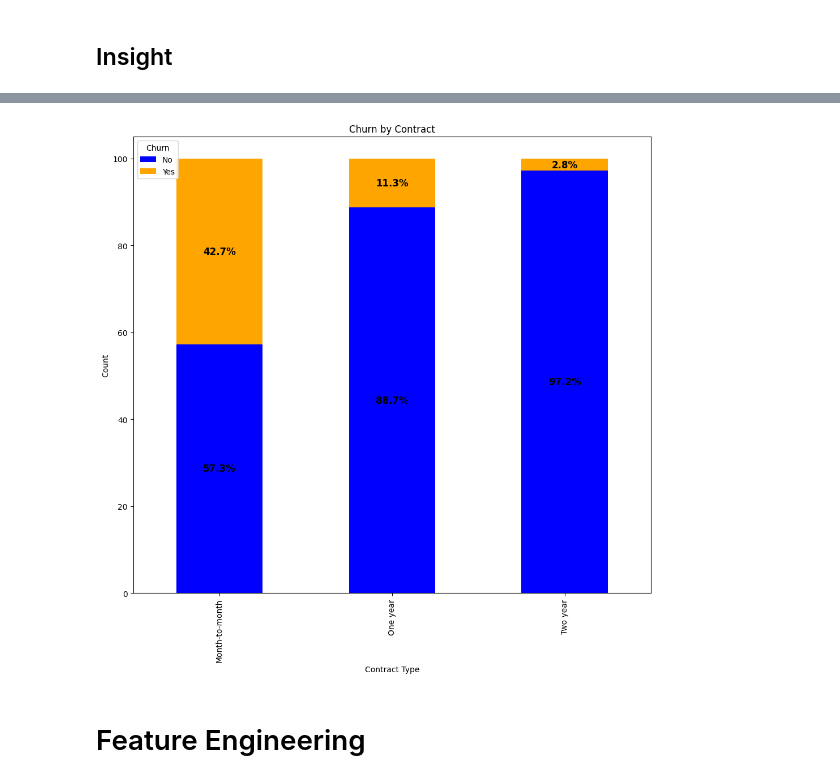
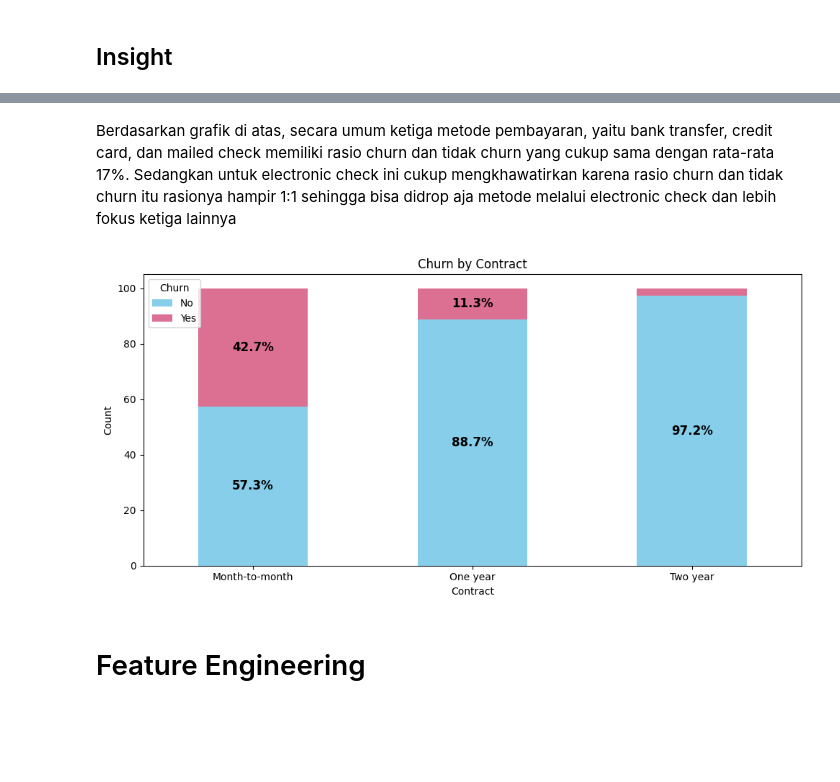
Before and after one commit to Naufalfdh19/Project-Data-Science, a Jupyter notebook: Project 6 - Customer Churn Classification/Project_6_Customer_Churn_Classification.ipynb, the cells around one changed output, grey strips where cells are left out. Cells and saved outputs as stored; diff of their text form; code cells hidden in the pictures; blank space fills up the shorter version.

```diff
--- a/Project 6 - Customer Churn Classification/Project_6_Customer_Churn_Classification.ipynb
+++ b/Project 6 - Customer Churn Classification/Project_6_Customer_Churn_Classification.ipynb
@@ -97,7 +97,7 @@ drive.mount('/content/drive/')
 # %% [output]
 Mounted at /content/drive/
 # %%
-df = pd.read_csv("/content/drive/My Drive/Course/Data Science/Project/Project 4 - Customer Churn Classification/customer_churn_data.csv")
+df = pd.read_csv("/content/drive/My Drive/Course/Data Science/Project/Project 6 - Customer Churn Classification/customer_churn_data.csv")
 df.head()
 # %% [output]
 |  | customerID | gender | SeniorCitizen | Partner | Dependents | tenure | PhoneService | MultipleLines | ... |
@@ -191,7 +176,7 @@ df_eda = df.copy()
 df_eda['SeniorCitizen'] = df_eda['SeniorCitizen'].astype(str)
 # %%
 # Assuming df is your DataFrame and 'gender' is a column in it
-data = df_eda['gender'].value_counts()
+data = df_eda['Churn'].value_counts()
 
 # Font properties for the text
 font_properties = {
@@ -219,7 +208,7 @@ plt.show()
 # %%
 import matplotlib.pyplot as plt
 
-columns = ['gender', 'SeniorCitizen', 'Partner', 'Dependents', 'PhoneService', 'PaperlessBilling', 'Churn']
+columns = ['gender', 'SeniorCitizen', 'Partner', 'Dependents', 'PhoneService', 'PaperlessBilling']
 
 # Create a 3x3 subplot
 fig = plt.figure(figsize=(10, 10))
@@ -355,36 +347,22 @@ plt.show()
+# %% [markdown]
+Berdasarkan grafik di atas, secara umum ketiga metode pembayaran, yaitu bank transfer, credit card, dan mailed check memiliki rasio churn dan tidak churn yang cukup sama dengan rata-rata 17%. Sedangkan untuk electronic check ini cukup mengkhawatirkan karena rasio churn dan tidak churn itu rasionya hampir 1:1 sehingga bisa didrop aja metode melalui electronic check dan lebih fokus ketiga lainnya
 # %%
 # Membuat pivot table
 pv = pd.pivot_table(df, index='Contract', columns='Churn', aggfunc='size', fill_value=0)
 pv_percent = pv.div(pv.sum(axis=1), axis=0) * 100
 
-
-# Membuat plot
-fig, ax = plt.subplots(figsize=(10, 10))
-bars = pv_percent.plot(kind='bar', stacked=True, ax=ax, color=['blue', 'orange'])
-
-# Menambahkan teks pada bar
-font_properties = {'size': 12, 'weight': 'bold'}
-for bar in bars.patches:
-    xval = bar.get_width()
-    yval = bar.get_height()
-    x, y = bar.get_xy()
-    if yval > 0:  # Menambahkan teks hanya jika yval lebih besar dari 0
-        label = str(int(yval)).upper()
-        ax.text(x+xval/2,
-                y+yval/2,
-                '{:.1f}%'.format(yval),
-                ha='center',
-                va='center',
-                fontdict=font_properties)
+stack_plot(pv_percent, ['#87CEEB', '#DB7093'])
 
 plt.title('Churn by Contract')
-plt.xlabel('Contract Type')
+plt.xlabel('Contract')
 plt.ylabel('Count')
+plt.xticks(rotation=0)
+
 plt.legend(title='Churn')
 plt.tight_layout()
 plt.show()
 # %% [output]
-[figure, old version]
+[figure, new version]
 # %% [markdown]
 # Feature Engineering
 # %%
```
Also changed, not shown: parts of 13 cells of this notebook.
